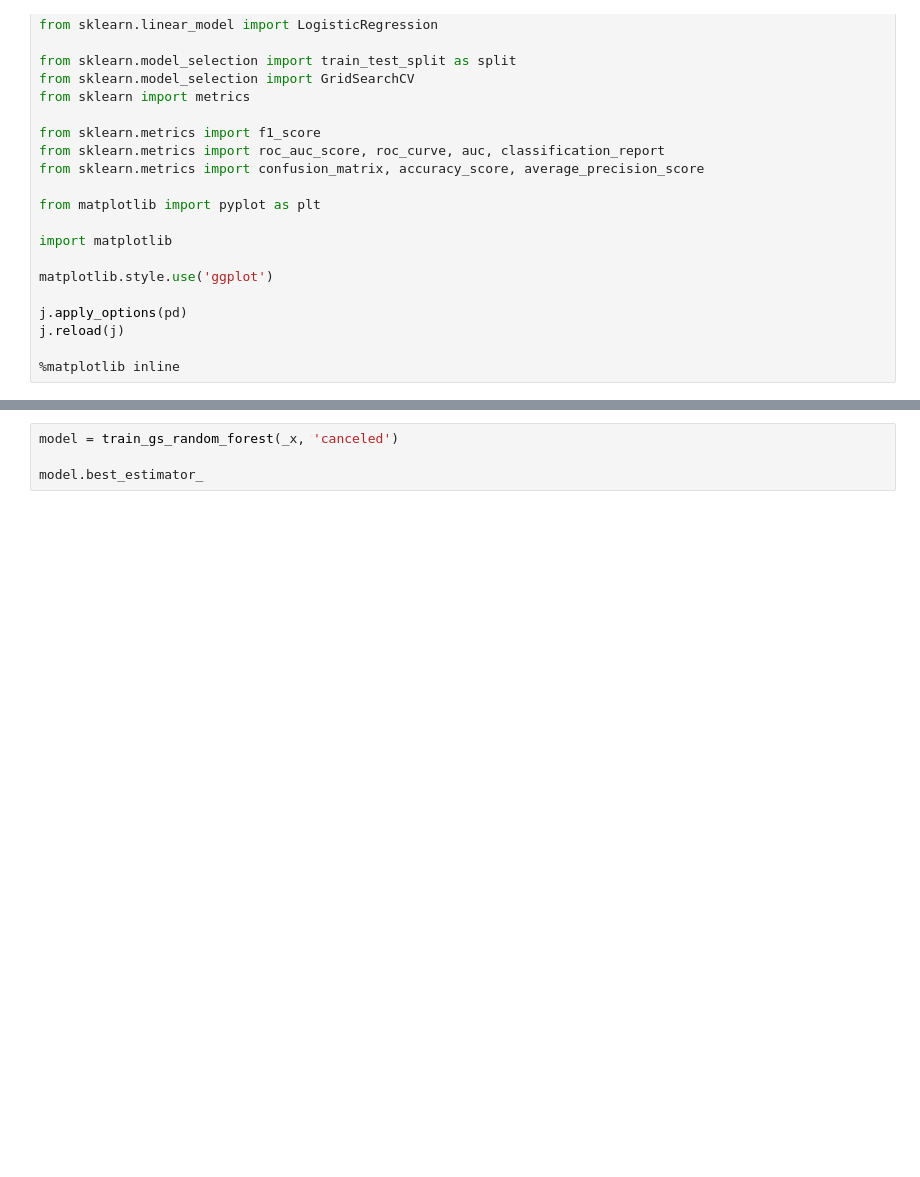
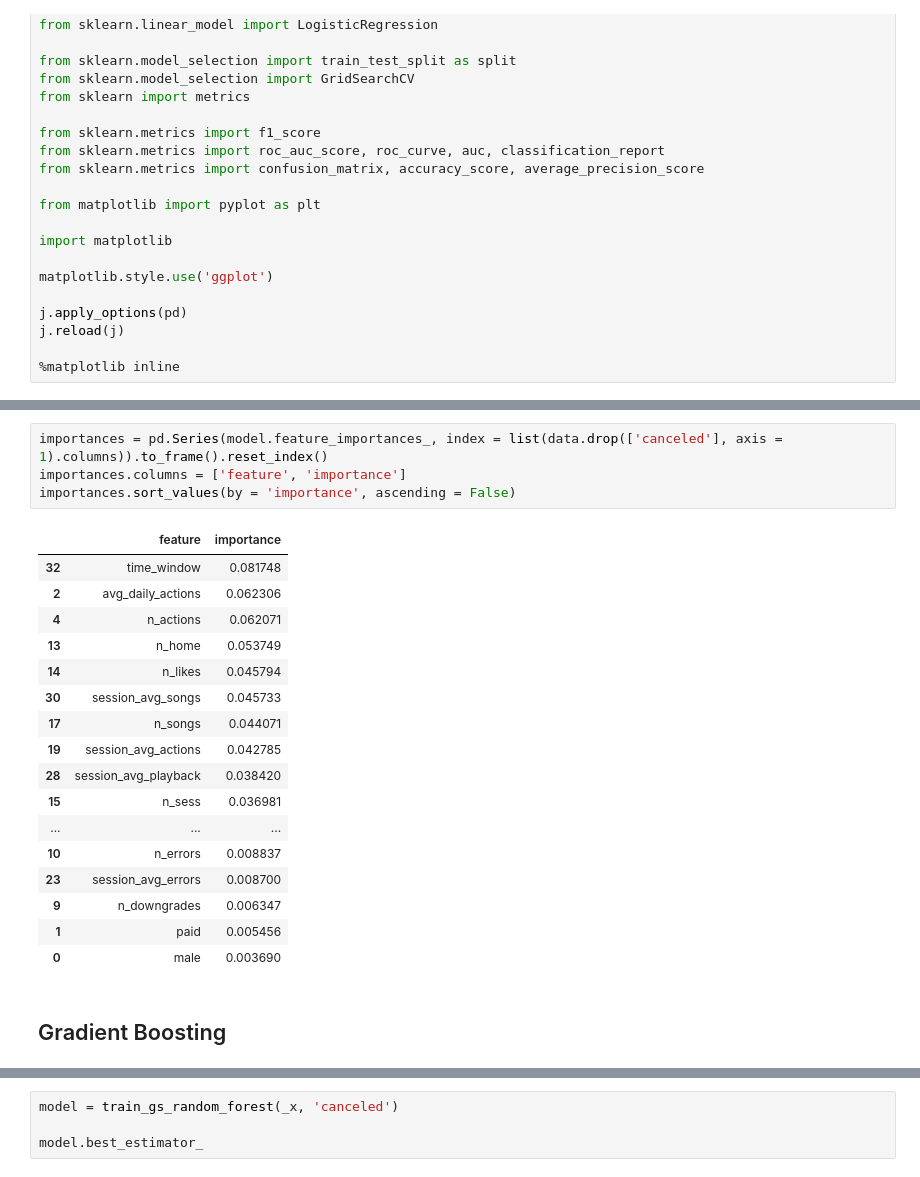
Before and after one commit to brunowdev/sparkify, a Jupyter notebook: Sklearn - Test.ipynb, the cells around one changed output, grey strips where cells are left out. Drawn from its saved outputs; the diff is of its cells as text; blank space fills up the shorter version.

```diff
--- a/Sklearn - Test.ipynb
+++ b/Sklearn - Test.ipynb
@@ -251,0 +272,24 @@ _x.head(10)
+# %%
+importances = pd.Series(model.feature_importances_, index = list(data.drop(['canceled'], axis = 1).columns)).to_frame().reset_index()
+importances.columns = ['feature', 'importance']
+importances.sort_values(by = 'importance', ascending = False)
+# %% [output]
+|  | feature | importance |
+| 32 | time_window | 0.081748 |
+| 2 | avg_daily_actions | 0.062306 |
+| 4 | n_actions | 0.062071 |
+| 13 | n_home | 0.053749 |
+| 14 | n_likes | 0.045794 |
+| 30 | session_avg_songs | 0.045733 |
+| 17 | n_songs | 0.044071 |
+| 19 | session_avg_actions | 0.042785 |
+| 28 | session_avg_playback | 0.038420 |
+| 15 | n_sess | 0.036981 |
+| ... | ... | ... |
+| 10 | n_errors | 0.008837 |
+| 23 | session_avg_errors | 0.008700 |
+| 9 | n_downgrades | 0.006347 |
+| 1 | paid | 0.005456 |
+| 0 | male | 0.003690 |
+# %% [markdown]
+## Gradient Boosting
```
Also changed, not shown: parts of 14 cells of this notebook.
